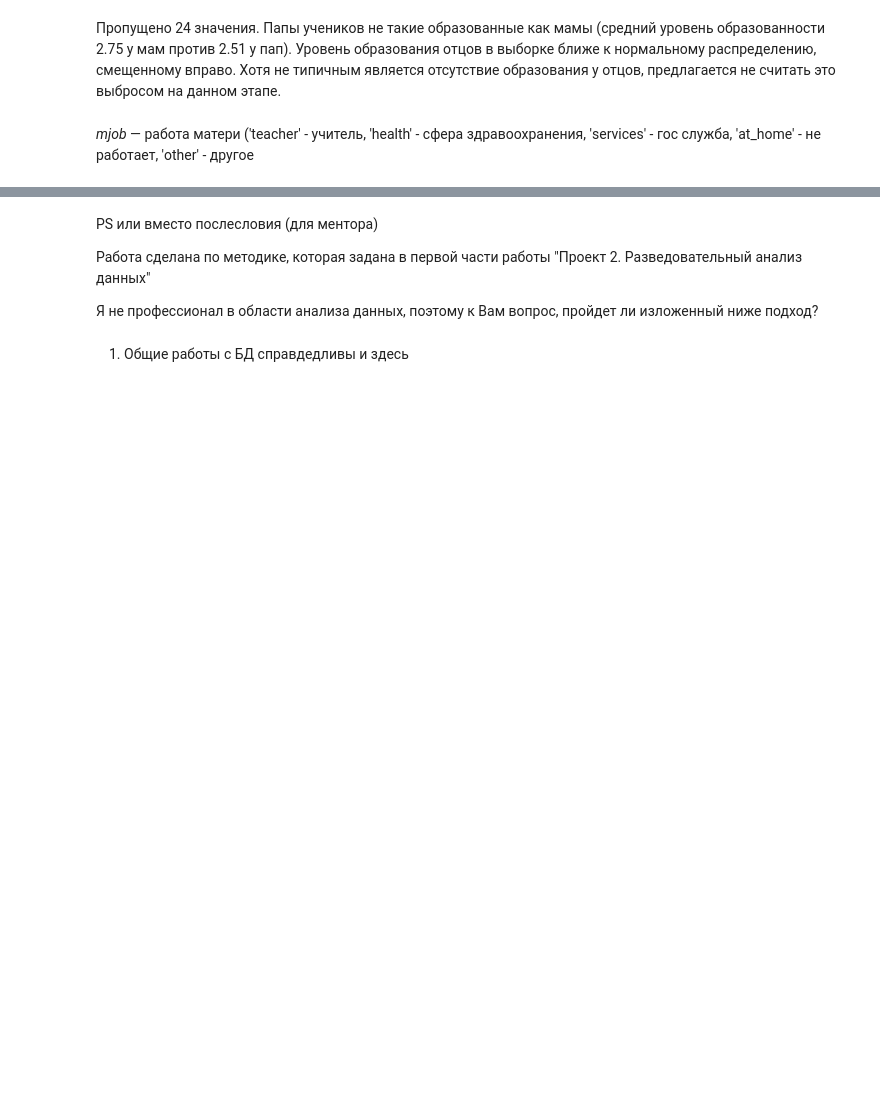
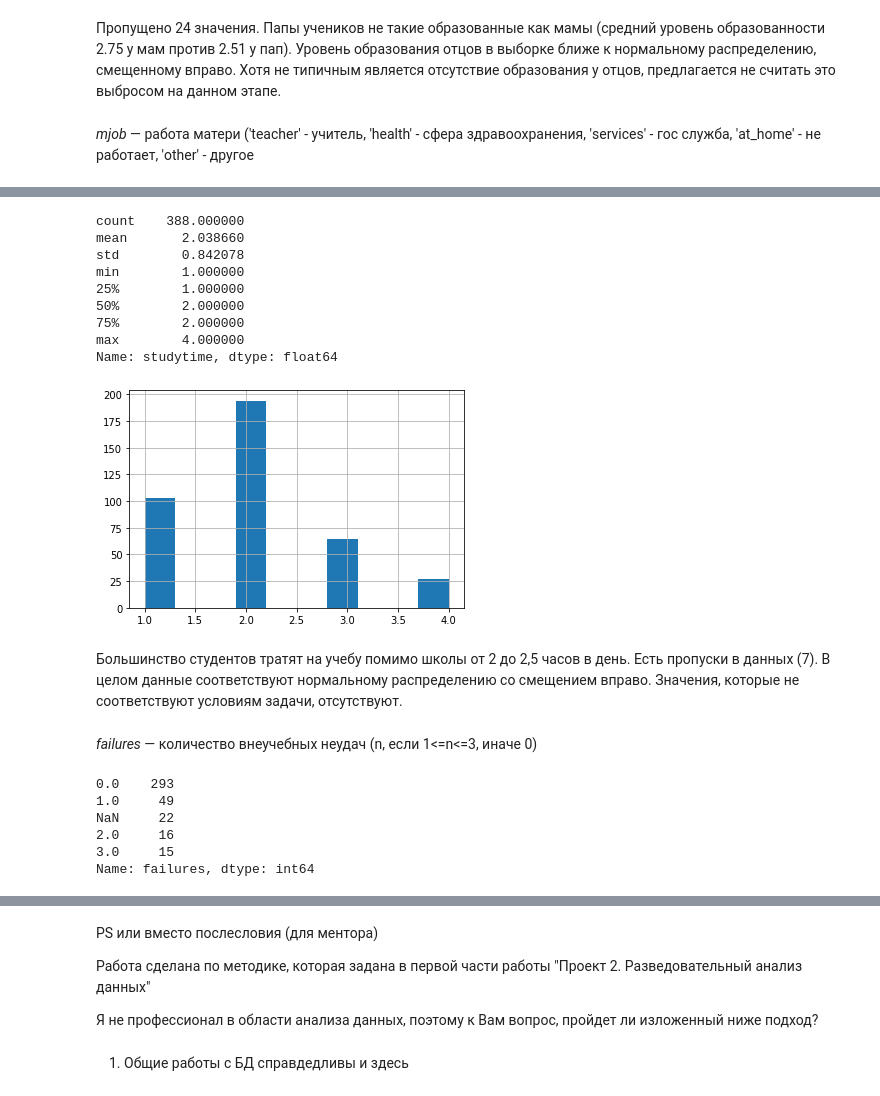
Before and after one commit to OlShDev/skillfactory_rds, a Jupyter notebook: module_2/EDA_UNICEF.ipynb, the cells around one changed output, grey strips where cells are left out. Drawn from its saved outputs; the diff is of its cells as text; code cells hidden in the pictures; blank space fills up the shorter version.

```diff
--- a/module_2/EDA_UNICEF.ipynb
+++ b/module_2/EDA_UNICEF.ipynb
@@ -299,0 +387,27 @@ Name: mjob, dtype: int64
+# %%
+stud_math.studytime.hist()
+stud_math.studytime.describe()
+# %% [output]
+count    388.000000
+mean       2.038660
+std        0.842078
+min        1.000000
+25%        1.000000
+50%        2.000000
+75%        2.000000
+max        4.000000
+Name: studytime, dtype: float64
+[figure, added]
+# %% [markdown]
+Большинство студентов тратят на учебу помимо школы от 2 до 2,5 часов в день. Есть пропуски в данных (7). В целом данные соответствуют нормальному распределению со смещением вправо. Значения, которые не соответствуют условиям задачи, отсутствуют.
+# %% [markdown]
+*failures* — количество внеучебных неудач (n, если 1<=n<=3, иначе 0)
+# %%
+stud_math.failures.value_counts(dropna=False)
+# %% [output]
+0.0    293
+1.0     49
+NaN     22
+2.0     16
+3.0     15
+Name: failures, dtype: int64
```
Also changed, not shown: parts of 123 cells of this notebook, 1 other file.
